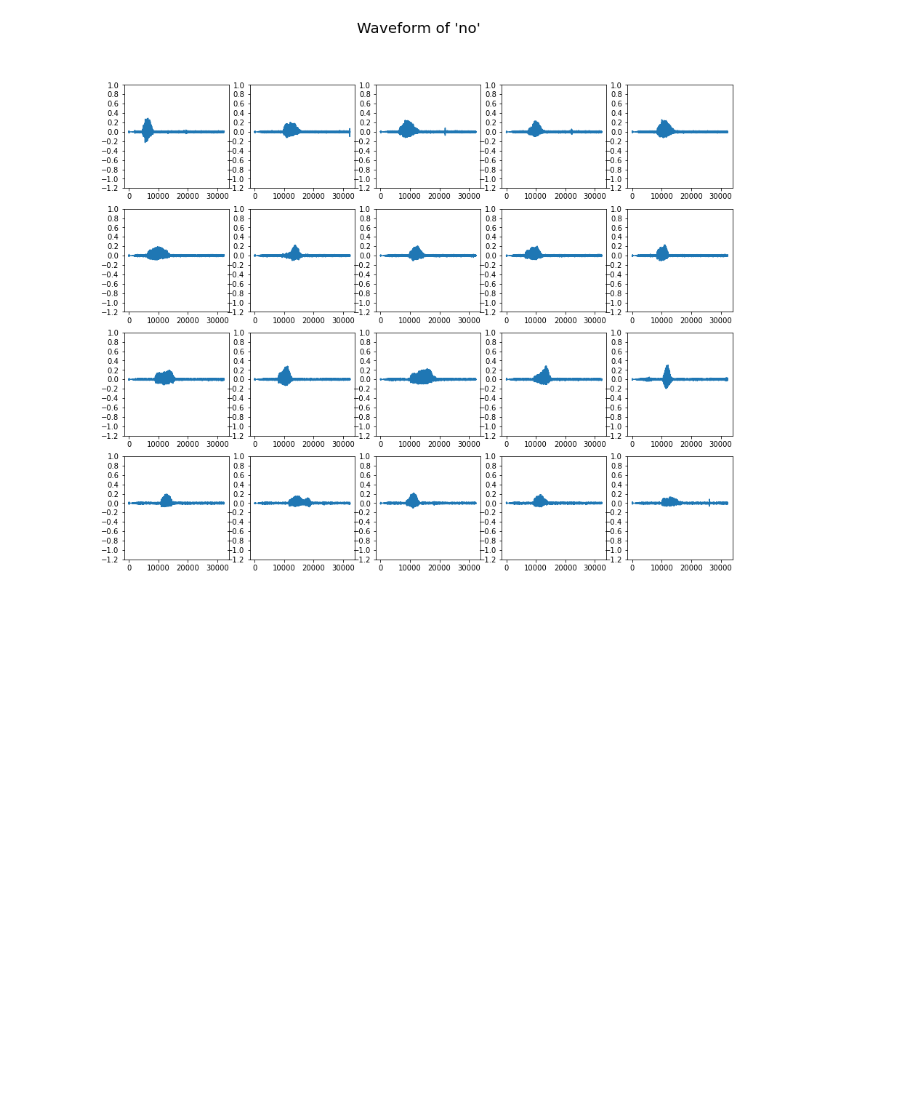
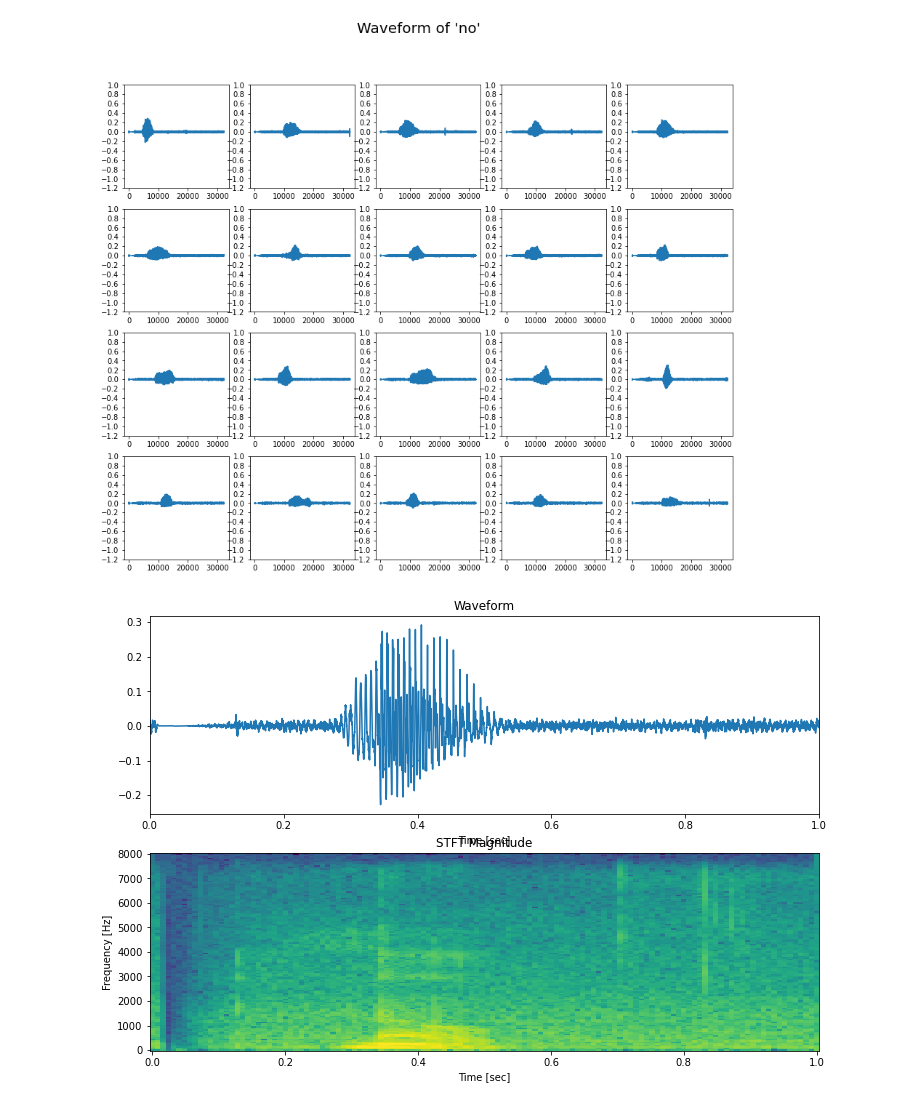
Before and after one commit to sadahry/notebooks, a Jupyter notebook: signal_processing/yes_no_detection.ipynb, the cells around one changed output. Saved outputs shown, nothing was run; the diff lists cells and outputs as text; code cells hidden in the pictures; blank space fills up the shorter version.

```diff
--- a/signal_processing/yes_no_detection.ipynb
+++ b/signal_processing/yes_no_detection.ipynb
@@ -94,3 +101,33 @@ plot_samples(X_yes, "yes")
 plot_samples(X_no, "no")
 # %% [output]
 [figure]
+# %%
+def get_log_spectrogram(waveform):
+    # Convert the waveform to a spectrogram via a STFT.
+    f, t, Sxx = scipy.signal.stft(waveform, fs=samplerate)
+    # Obtain the magnitude of the STFT.
+    spectrogram = np.abs(Sxx)
+    flouring = np.finfo(float).eps
+    log_spectrogram = np.log(spectrogram + flouring)
+    return f, t, log_spectrogram
+# %%
+# len of samplerate = 1sec
+frame_length = samplerate
+fig, axes = plt.subplots(2, figsize=(12, 8))
+
+waveform = X_no[0][:frame_length]
+timescale = np.arange(0, waveform.shape[0]/samplerate, 1/samplerate)
+axes[0].plot(timescale, waveform)
+axes[0].set_title('Waveform')
+axes[0].set_xlabel('Time [sec]')
+axes[0].set_xlim([0, frame_length/samplerate])
+
+f, t, log_spectrogram = get_log_spectrogram(waveform)
+axes[1].pcolormesh(t, f, log_spectrogram)
+axes[1].set_title('STFT Magnitude')
+axes[1].set_xlabel('Time [sec]')
+axes[1].set_ylabel('Frequency [Hz]')
+
+plt.show()
+# %% [output]
+[figure, added]
```
Also changed, not shown: parts of 5 cells of this notebook.
